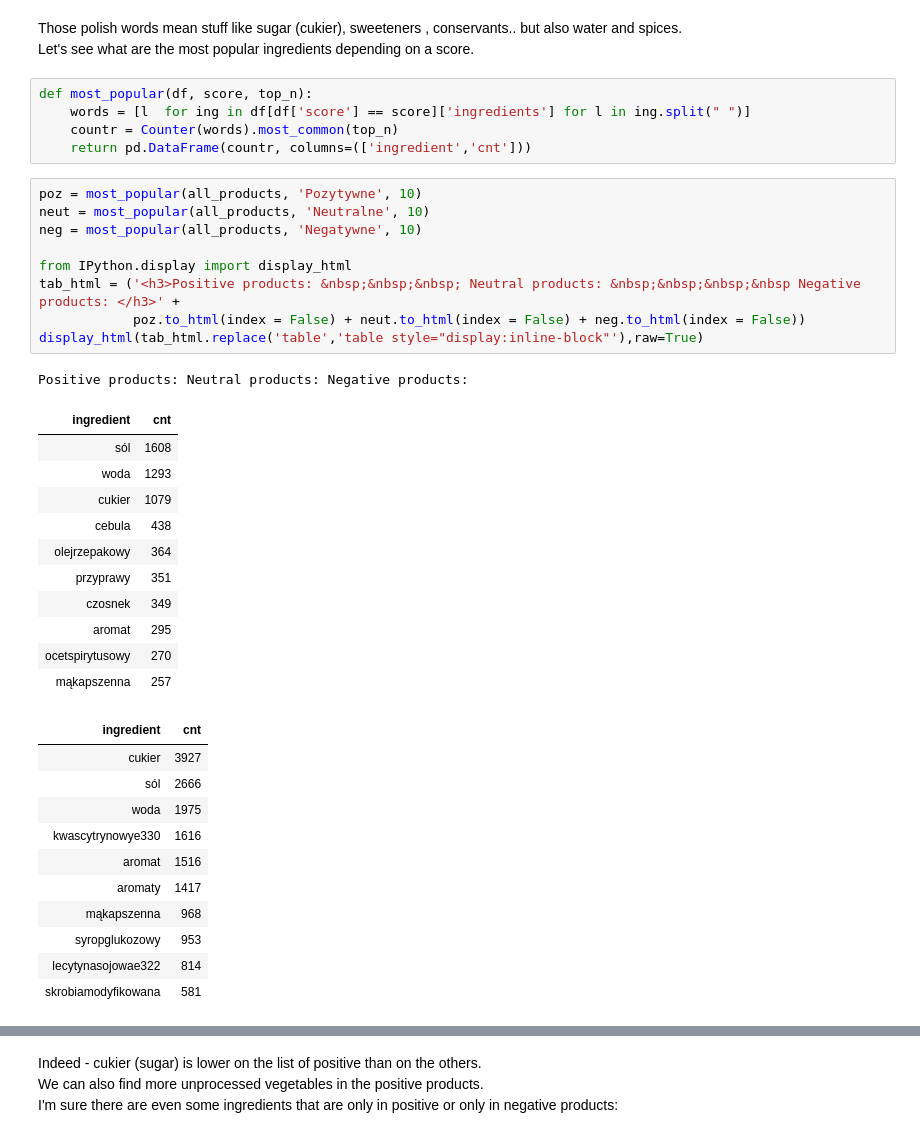
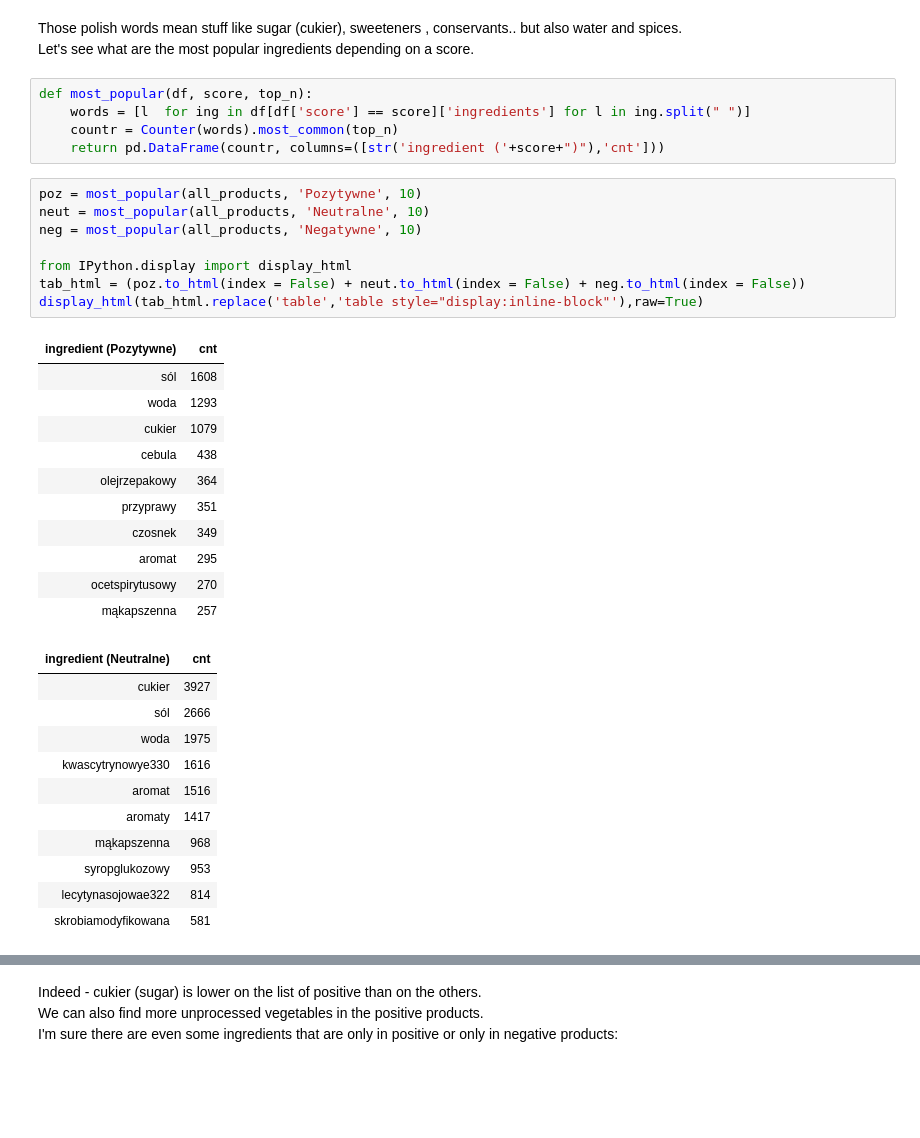
Before and after one commit to lukaszbienkowski/Product_scores, a Jupyter notebook: Etykiety.ipynb, the cells around one changed output, grey strips where cells are left out. Drawn from its saved outputs; the diff is of its cells as text; blank space fills up the shorter version.

```diff
--- a/Etykiety.ipynb
+++ b/Etykiety.ipynb
@@ -193,19 +190,17 @@ Let's see what are the most popular ingredients depending on a score.
 def most_popular(df, score, top_n):
     words = [l  for ing in df[df['score'] == score]['ingredients'] for l in ing.split(" ")]
     countr = Counter(words).most_common(top_n)
-    return pd.DataFrame(countr, columns=(['ingredient','cnt']))
+    return pd.DataFrame(countr, columns=([str('ingredient ('+score+")"),'cnt']))
 # %%
 poz = most_popular(all_products, 'Pozytywne', 10)
 neut = most_popular(all_products, 'Neutralne', 10)
 neg = most_popular(all_products, 'Negatywne', 10)
 
 from IPython.display import display_html
-tab_html = ('<h3>Positive products: &nbsp;&nbsp;&nbsp; Neutral products: &nbsp;&nbsp;&nbsp;&nbsp Negative products: </h3>' +
-            poz.to_html(index = False) + neut.to_html(index = False) + neg.to_html(index = False))
+tab_html = (poz.to_html(index = False) + neut.to_html(index = False) + neg.to_html(index = False))
 display_html(tab_html.replace('table','table style="display:inline-block"'),raw=True)
 # %% [output]
-Positive products: Neutral products: Negative products:
-| ingredient | cnt |
+| ingredient (Pozytywne) | cnt |
 | sól | 1608 |
 | woda | 1293 |
 | cukier | 1079 |
@@ -216,7 +211,7 @@ Positive products: Neutral products: Negative products:
 | aromat | 295 |
 | ocetspirytusowy | 270 |
 | mąkapszenna | 257 |
-| ingredient | cnt |
+| ingredient (Neutralne) | cnt |
 | cukier | 3927 |
 | sól | 2666 |
 | woda | 1975 |
```
Also changed, not shown: parts of 2 cells of this notebook.
